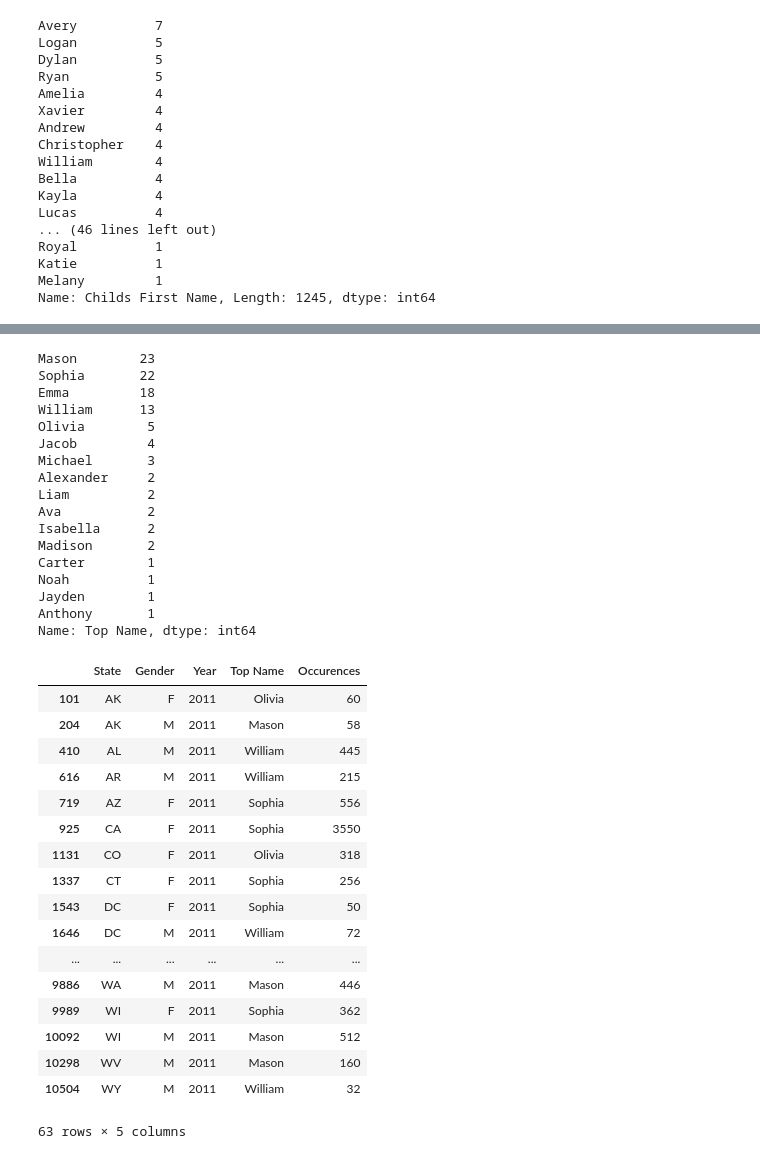
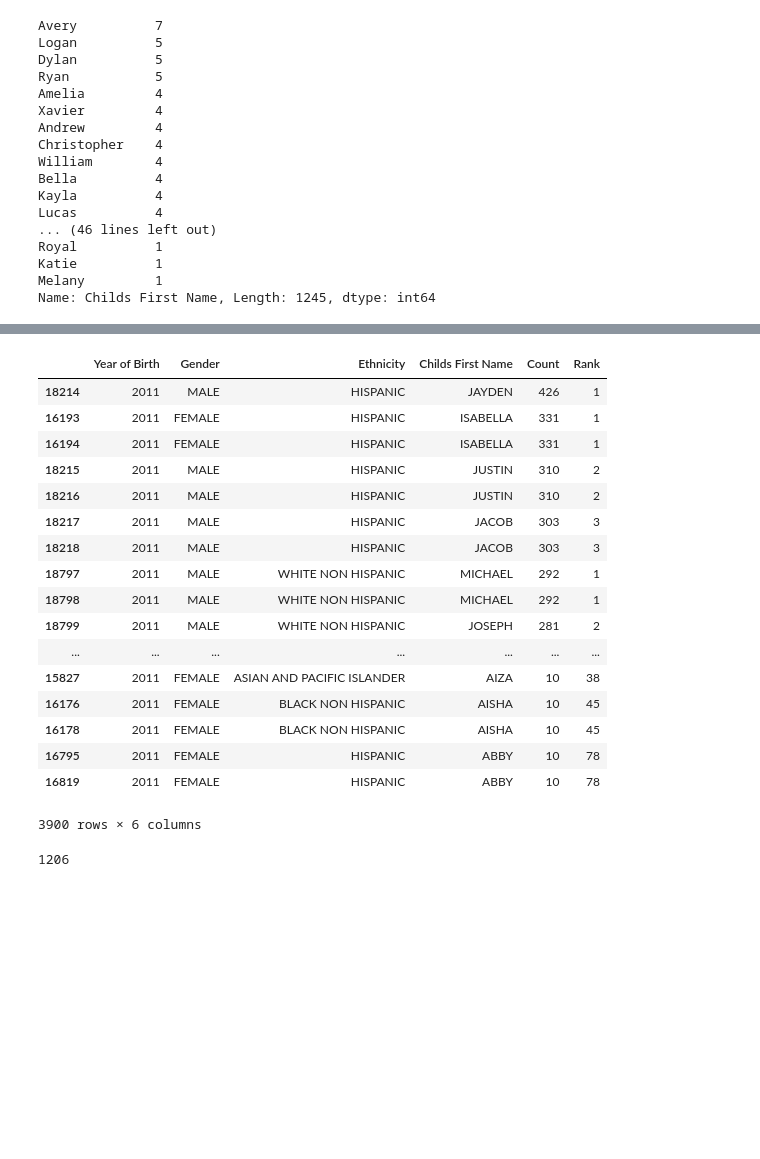
Before and after one commit to nstaudac/Unit_1_Project, a Jupyter notebook: Unit_1_Project_Data_Baby_Names.ipynb, the cells around one changed output, grey strips where cells are left out. Drawn from its saved outputs; the diff is of its cells as text; code cells hidden in the pictures; blank space fills up the shorter version.

```diff
--- a/Unit_1_Project_Data_Baby_Names.ipynb
+++ b/Unit_1_Project_Data_Baby_Names.ipynb
@@ -174,48 +165,28 @@ Name: Top Name, dtype: int64
+# %%
+final_baby_names_data_2011 = baby_names_data_2011.sort_values(by=['Count', 'Childs First Name'], ascending=False)
+final_baby_names_data_2011
+# %% [output]
+|  | Year of Birth | Gender | Ethnicity | Childs First Name | Count | Rank |
+| 18214 | 2011 | MALE | HISPANIC | JAYDEN | 426 | 1 |
+| 16193 | 2011 | FEMALE | HISPANIC | ISABELLA | 331 | 1 |
+| 16194 | 2011 | FEMALE | HISPANIC | ISABELLA | 331 | 1 |
+| 18215 | 2011 | MALE | HISPANIC | JUSTIN | 310 | 2 |
+| 18216 | 2011 | MALE | HISPANIC | JUSTIN | 310 | 2 |
+| 18217 | 2011 | MALE | HISPANIC | JACOB | 303 | 3 |
+| 18218 | 2011 | MALE | HISPANIC | JACOB | 303 | 3 |
+| 18797 | 2011 | MALE | WHITE NON HISPANIC | MICHAEL | 292 | 1 |
+| 18798 | 2011 | MALE | WHITE NON HISPANIC | MICHAEL | 292 | 1 |
+| 18799 | 2011 | MALE | WHITE NON HISPANIC | JOSEPH | 281 | 2 |
+| ... | ... | ... | ... | ... | ... | ... |
+| 15827 | 2011 | FEMALE | ASIAN AND PACIFIC ISLANDER | AIZA | 10 | 38 |
+| 16176 | 2011 | FEMALE | BLACK NON HISPANIC | AISHA | 10 | 45 |
+| 16178 | 2011 | FEMALE | BLACK NON HISPANIC | AISHA | 10 | 45 |
+| 16795 | 2011 | FEMALE | HISPANIC | ABBY | 10 | 78 |
+| 16819 | 2011 | FEMALE | HISPANIC | ABBY | 10 | 78 |
+3900 rows × 6 columns
+# %%
+final_baby_names_data_2011['Childs First Name'].nunique()
+# %% [output]
+1206
 # %%
 baby_names_2_data_2011 = baby_names_2_data.loc[baby_names_2_data['Year'] == 2011]
-baby_names_2_data_2011['Top Name'].value_counts().sort_values(ascending=False)
-# %% [output]
-Mason        23
-Sophia       22
-Emma         18
-William      13
-Olivia        5
-Jacob         4
-Michael       3
-Alexander     2
-Liam          2
-Ava           2
-Isabella      2
-Madison       2
-Carter        1
-Noah          1
-Jayden        1
-Anthony       1
-Name: Top Name, dtype: int64
-# %%
-Top_names = ['Mason', 'Sophia', 'Mason', 'William', 'Olivia']
-
-condition = baby_names_2_data_2011['Top Name'].isin(Top_names)
-
-Top_names_data = baby_names_2_data_2011[condition]
-
-Top_names_data
-# %% [output]
-|  | State | Gender | Year | Top Name | Occurences |
-| 101 | AK | F | 2011 | Olivia | 60 |
-| 204 | AK | M | 2011 | Mason | 58 |
-| 410 | AL | M | 2011 | William | 445 |
-| 616 | AR | M | 2011 | William | 215 |
-| 719 | AZ | F | 2011 | Sophia | 556 |
-| 925 | CA | F | 2011 | Sophia | 3550 |
-| 1131 | CO | F | 2011 | Olivia | 318 |
-| 1337 | CT | F | 2011 | Sophia | 256 |
-| 1543 | DC | F | 2011 | Sophia | 50 |
-| 1646 | DC | M | 2011 | William | 72 |
-| ... | ... | ... | ... | ... | ... |
-| 9886 | WA | M | 2011 | Mason | 446 |
-| 9989 | WI | F | 2011 | Sophia | 362 |
-| 10092 | WI | M | 2011 | Mason | 512 |
-| 10298 | WV | M | 2011 | Mason | 160 |
-| 10504 | WY | M | 2011 | William | 32 |
-63 rows × 5 columns
```
Also changed, not shown: parts of 9 cells of this notebook.
